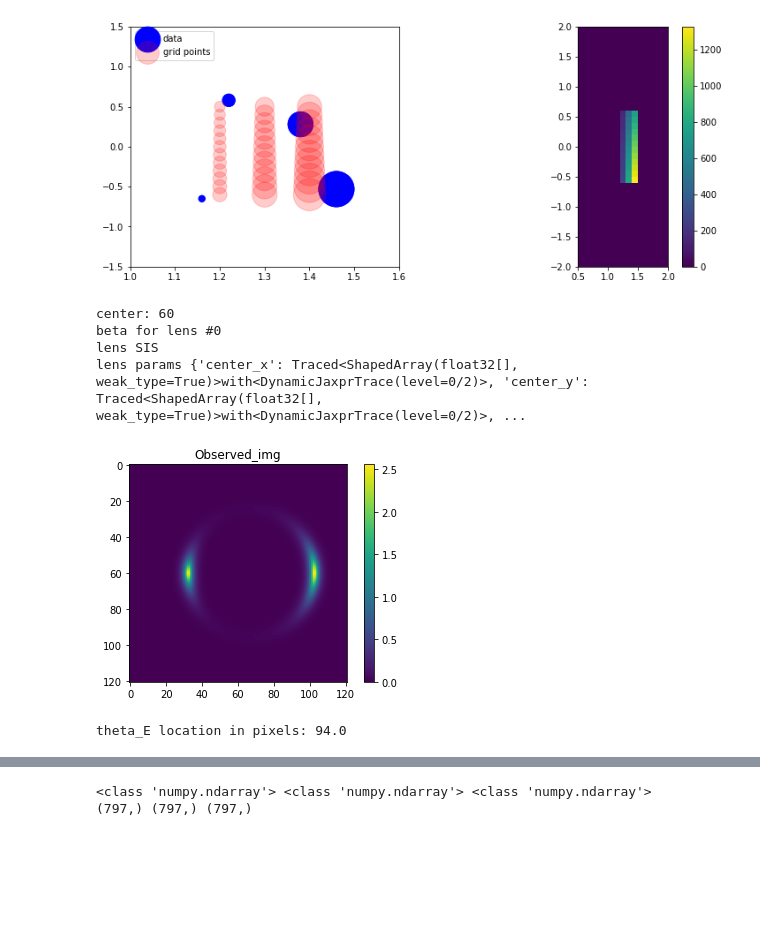
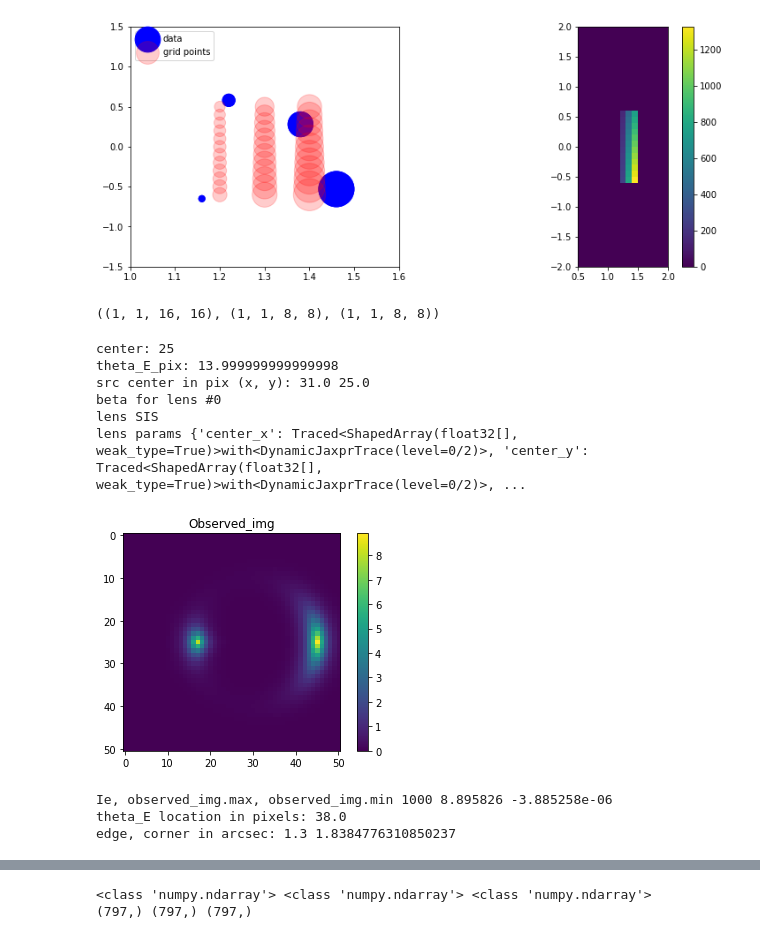
Before and after one commit to giga-lens/gigalens, a Jupyter notebook: jax-demo-dev-sim-only_SIS.ipynb, the cells around one changed output, grey strips where cells are left out. Drawn from its saved outputs; the diff is of its cells as text; code cells hidden in the pictures; blank space fills up the shorter version.

```diff
--- a/jax-demo-dev-sim-only_SIS.ipynb
+++ b/jax-demo-dev-sim-only_SIS.ipynb
@@ -108,6 +112,15 @@ fig.colorbar(im)
 # %% [output]
 <matplotlib.colorbar.Colorbar at 0x...>
 [figure]
+# %%
+# How to average pool
+# One has to be very careful with shape!!!
+a = jnp.array(np.random.random((1, 1, 16, 16)))
+b = average_pool_2d(a, size=(2, 2))
+c = average_pool_2d(a, size=2)
+a.shape, b.shape, c.shape
+# %% [output]
+((1, 1, 16, 16), (1, 1, 8, 8), (1, 1, 8, 8))
 # %%
 lens_prior = tfd.JointDistributionSequential(
     [
@@ -193,10 +206,12 @@ def extract_params(best_params):
                 count += 1
         print('\n')
 # %%
-delta_pix = 0.04
-num_pix = 121
+delta_pix = 0.05
+num_pix = 51
 ctr = num_pix//2
 supersample = 1
+theta_E = 0.7 #* (num_pix/101)
+Ie_src = 1000
 
 print('center:', ctr)
 
@@ -208,16 +223,18 @@ phys_model = PhysicalModel([sis.SIS()], [sersic.SersicEllipse(use_lstsq=False)],
 lens_sim = LensSimulator(phys_model, sim_config, bs=1)
 
 # background_rms, exp_time = 0.2, 100
-
 background_rms, exp_time = 2e-6, 1e6
 
+# clearly problematic case: theta_E = 1.1, delta_pix = 0.065, num_pix = 61
 
-theta_E = 1.4
 theta_E_pix = theta_E / delta_pix
+print('theta_E_pix:', theta_E_pix)
 
 lens_ctrx, lens_ctry = 0.0, 0.
 
-src_ctrx, src_ctry = 0.3, 0.  #0.5, 0.
+src_ctrx, src_ctry = 0.3, 0.0  #0.5, 0.
+src_ctrx_pix, src_ctry_pix = ctr + src_ctrx / delta_pix, ctr + src_ctry / delta_pix  #0.5, 0.
+print('src center in pix (x, y):', src_ctrx_pix, src_ctry_pix)
 
 
 # # Now I make up other systems
@@ -232,37 +249,43 @@ src_ctrx, src_ctry = 0.3, 0.  #0.5, 0.
 # ]]
 
 
 lens_params = [{'theta_E': theta_E, 'center_x': lens_ctrx, 'center_y': lens_ctry}]
-source_light = [{'R_sersic': 0.1, 'n_sersic': 1.0, 'e1': 0., 'e2': 0., 'center_x': src_ctrx, 'center_y': src_ctry, 'Ie': 500.}]
+source_light = [{'R_sersic': 0.1, 'n_sersic': 1.0, 'e1': 0., 'e2': 0., 'center_x': src_ctrx, 'center_y': src_ctry, 'Ie': Ie_src}]
 
 
 truth = [lens_params,
         [{'R_sersic': 0.8, 'n_sersic': 4.0, 'e1': 1e-6, 'e2': 1e-6, 'center_x': 1e-6, 'center_y': 2e-6, 'Ie': 1e-3}],
         source_light]
 
 noiseless_img = lens_sim.simulate(truth)
 observed_img = noiseless_img + \
                 np.random.normal(0, background_rms, noiseless_img.shape) + \
                 np.random.poisson(noiseless_img/exp_time, noiseless_img.shape)
-plt.imshow(observed_img)
 
 # observed_img = np.load('./src/gigalens/assets/demo.npy')
 prob_model = ForwardProbModel(prior, observed_img, background_rms=background_rms, exp_time=exp_time)
 model_seq = ModellingSequence(phys_model, prob_model, sim_config)
 
 # plt.imshow(simulated, norm=mpl.colors.PowerNorm(0.5, vmin=0, vmax=20),)
 
-plt.imshow(observed_img)
+# I also don't know how Ie translates to pixel values
+plt.imshow(observed_img) #, vmin=0, vmax=3)
 plt.colorbar()
 plt.title('Observed_img')
 plt.show()
 
+print('Ie, observed_img.max, observed_img.min', Ie_src, observed_img.max(), observed_img.min())
 print('theta_E location in pixels:', theta_E//delta_pix + ctr)
+print('edge, corner in arcsec:', (num_pix-ctr)*delta_pix, (num_pix-ctr)*delta_pix*np.sqrt(2))
 # %% [output]
-center: 60
+center: 25
+theta_E_pix: 13.999999999999998
+src center in pix (x, y): 31.0 25.0
 beta for lens #0
 lens SIS
 lens params {'center_x': Traced<ShapedArray(float32[], weak_type=True)>with<DynamicJaxprTrace(level=0/2)>, 'center_y': Traced<ShapedArray(float32[], weak_type=True)>with<DynamicJaxprTrace(level=0/2)>, ...
-[figure, old version]
+[figure, new version]
-theta_E location in pixels: 94.0
+Ie, observed_img.max, observed_img.min 1000 8.895826 -3.885258e-06
+theta_E location in pixels: 38.0
+edge, corner in arcsec: 1.3 1.8384776310850237
 # %%
```
Also changed, not shown: parts of 13 cells of this notebook.
